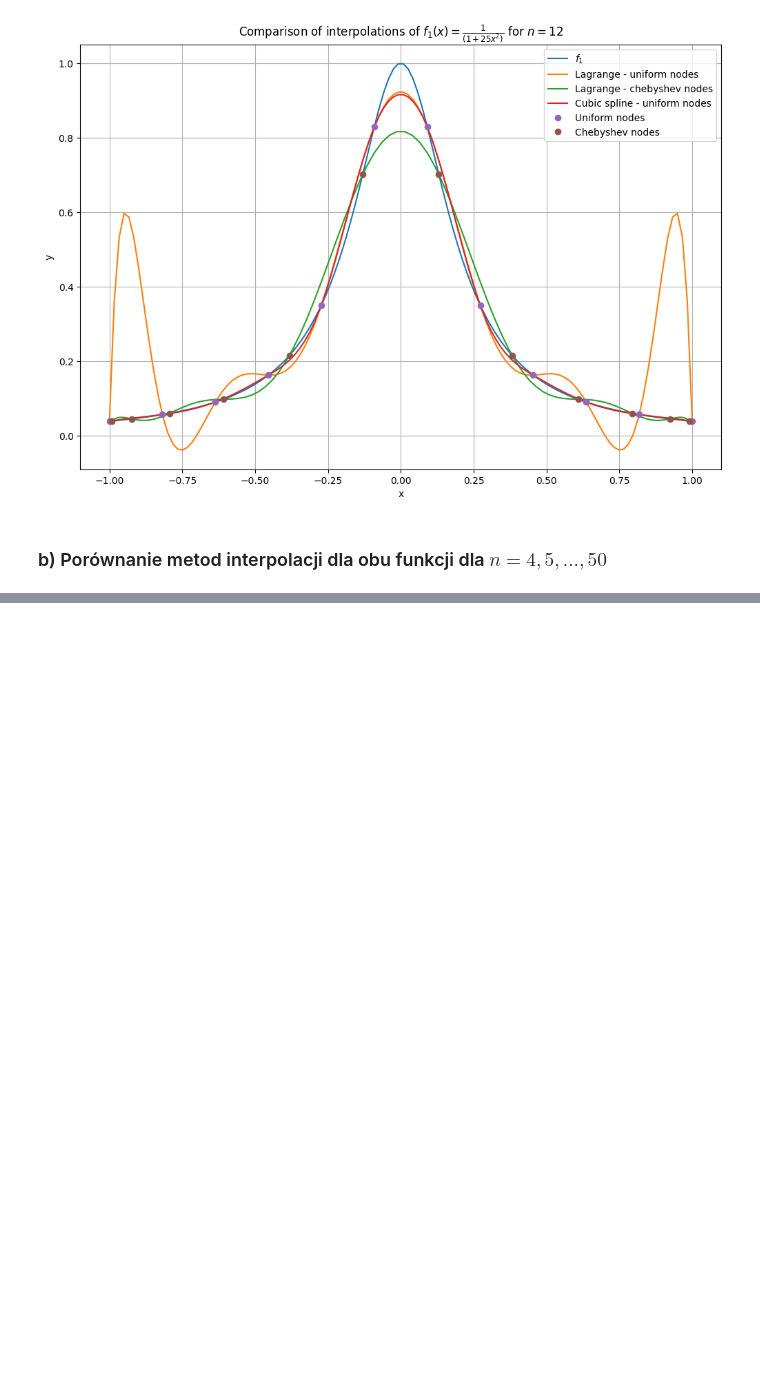
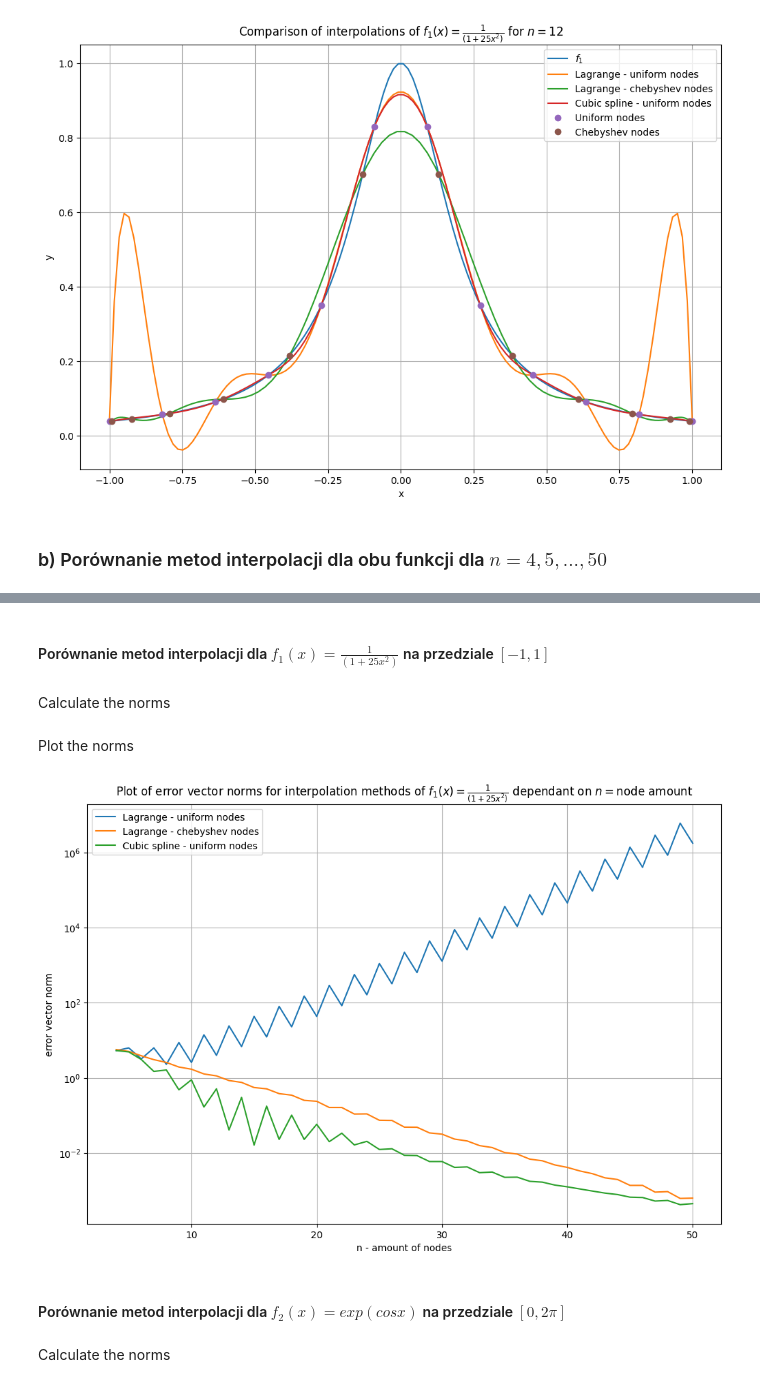
Before and after one commit to Mosder/agh, a Jupyter notebook: sem4/mownit/lab04/zad2.ipynb, the cells around one changed output, grey strips where cells are left out. Drawn from its saved outputs; the diff is of its cells as text; code cells hidden in the pictures; blank space fills up the shorter version.

```diff
--- a/sem4/mownit/lab04/zad2.ipynb
+++ b/sem4/mownit/lab04/zad2.ipynb
@@ -118,3 +118,8 @@ plt.show()
 [figure]
 # %% [markdown]
 <h3>b) Porównanie metod interpolacji dla obu funkcji dla $n = 4, 5, ..., 50$</h3>
+# %%
+# set random seed
+np.random.seed(1234)
+# define ns
+ns = np.arange(4, 51)
@@ -120,0 +157,32 @@ plt.show()
+# %% [markdown]
+<h4>Porównanie metod interpolacji dla $f_1(x) = \frac{1}{(1+25x^2)}$ na przedziale $[-1,1]$</h4>
+# %% [markdown]
+Calculate the norms
+# %%
+# calculate norms for all interpolation methods and all ns
+random_xs = np.random.uniform(-1,1,500)
+norms = np.array([error_norm(n, -1, 1, f1, np.array([random_xs, f1(random_xs)]).T) for n in ns])
+# %% [markdown]
+Plot the norms
+# %%
+# set figsize and y axis to logarithmic scale
+plt.figure(figsize = (12,8))
+plt.yscale("log")
+# add plot of interpolating polynomials and nodes
+plt.plot(ns, norms[:,0], label="Lagrange - uniform nodes")
+plt.plot(ns, norms[:,1], label="Lagrange - chebyshev nodes")
+plt.plot(ns, norms[:,2], label="Cubic spline - uniform nodes")
+# add title and axes labels
+plt.title(r"Plot of error vector norms for interpolation methods of $f_1(x) = \frac{1}{(1+25x^2)}$ dependant on $n =$node amount")
+plt.xlabel("n - amount of nodes")
+plt.ylabel("error vector norm")
+# show with legend and grid
+plt.legend()
+plt.grid()
+plt.show()
+# %% [output]
+[figure, added]
+# %% [markdown]
+<h4>Porównanie metod interpolacji dla $f_2(x) = exp(cosx)$ na przedziale $[0,2\pi]$</h4>
+# %% [markdown]
+Calculate the norms
```
Also changed, not shown: parts of 5 cells of this notebook.
